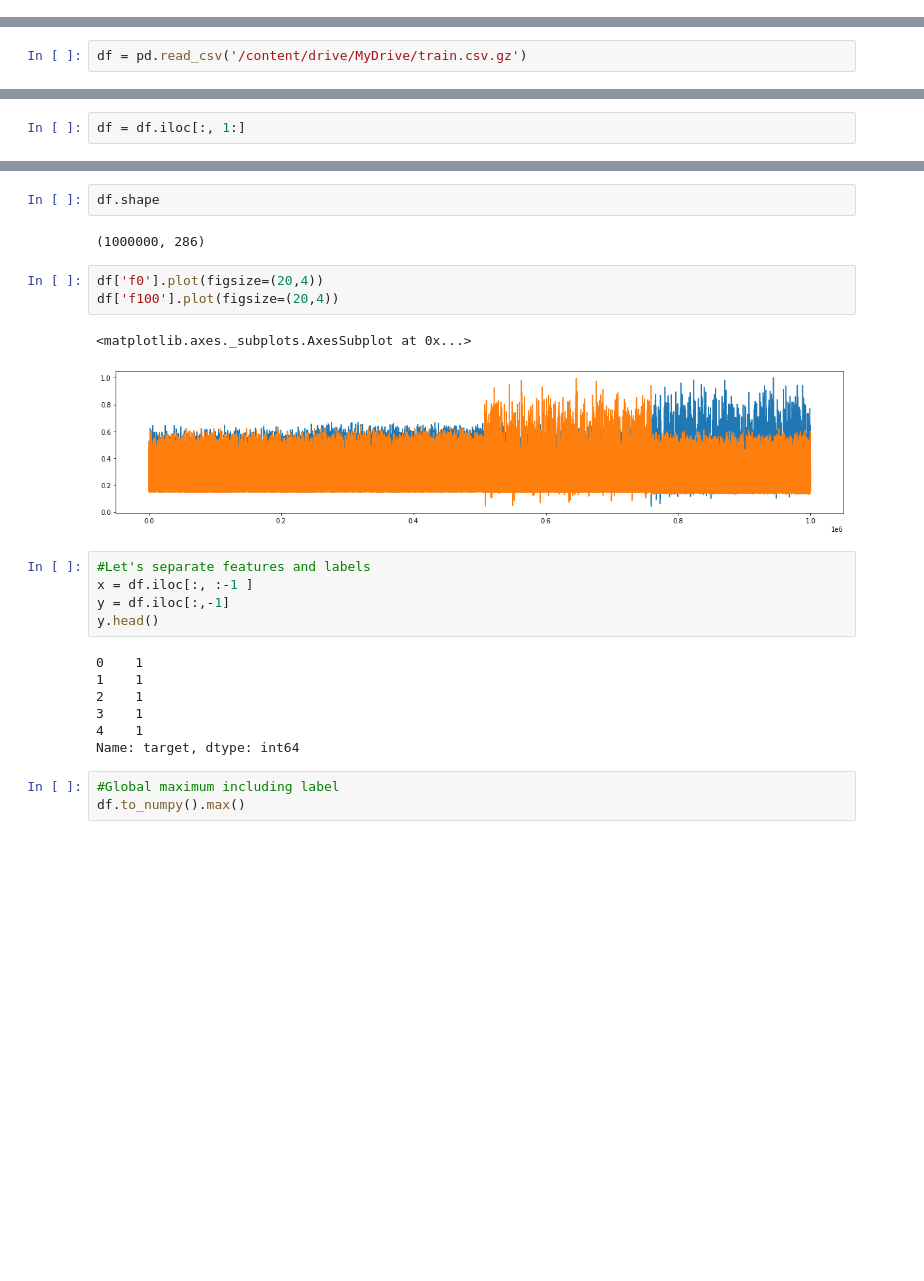
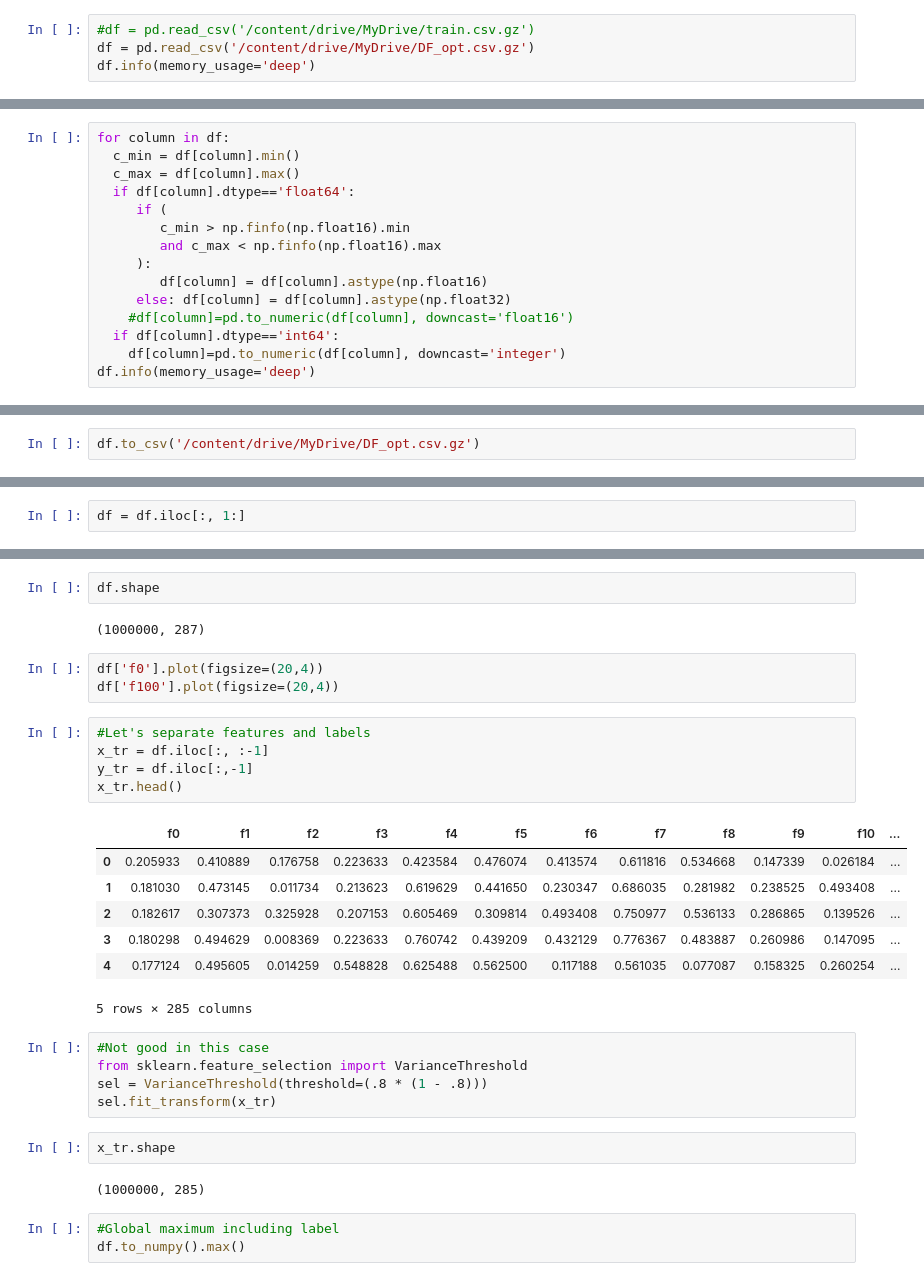
Before and after one commit to marpulli246/Data-Science, a Jupyter notebook: TabularPlaygroundSeries_Oct2021.ipynb, the cells around one changed output, grey strips where cells are left out. Drawn from its saved outputs; the diff is of its cells as text; blank space fills up the shorter version.

```diff
--- a/TabularPlaygroundSeries_Oct2021.ipynb
+++ b/TabularPlaygroundSeries_Oct2021.ipynb
@@ -37,0 +22,4 @@ df
+# %%
+#df = pd.read_csv('/content/drive/MyDrive/train.csv.gz')
+df = pd.read_csv('/content/drive/MyDrive/DF_opt.csv.gz')
+df.info(memory_usage='deep')
@@ -37,0 +32,15 @@ df
+# %%
+for column in df:
+  c_min = df[column].min()
+  c_max = df[column].max()
+  if df[column].dtype=='float64':
+     if (
+        c_min > np.finfo(np.float16).min
+        and c_max < np.finfo(np.float16).max
+     ):
+        df[column] = df[column].astype(np.float16)
+     else: df[column] = df[column].astype(np.float32)
+    #df[column]=pd.to_numeric(df[column], downcast='float16')
+  if df[column].dtype=='int64':
+    df[column]=pd.to_numeric(df[column], downcast='integer')
+df.info(memory_usage='deep')
@@ -38,2 +53,2 @@ df
 # %%
-df = pd.read_csv('/content/drive/MyDrive/train.csv.gz')
+df.to_csv('/content/drive/MyDrive/DF_opt.csv.gz')
@@ -81,25 +66,32 @@ df.describe()
 # %%
 df.shape
 # %% [output]
-(1000000, 286)
+(1000000, 287)
 # %%
 df['f0'].plot(figsize=(20,4))
 df['f100'].plot(figsize=(20,4))
-# %% [output]
-<matplotlib.axes._subplots.AxesSubplot at 0x...>
-[figure, removed]
 # %%
 #Let's separate features and labels
-x = df.iloc[:, :-1 ]
-y = df.iloc[:,-1]
-y.head()
+x_tr = df.iloc[:, :-1]
+y_tr = df.iloc[:,-1]
+x_tr.head()
 # %% [output]
+|  | f0 | f1 | f2 | f3 | f4 | f5 | f6 | f7 | f8 | f9 | f10 | ... |
+| 0 | 0.205933 | 0.410889 | 0.176758 | 0.223633 | 0.423584 | 0.476074 | 0.413574 | 0.611816 | 0.534668 | 0.147339 | 0.026184 | ... |
+| 1 | 0.181030 | 0.473145 | 0.011734 | 0.213623 | 0.619629 | 0.441650 | 0.230347 | 0.686035 | 0.281982 | 0.238525 | 0.493408 | ... |
+| 2 | 0.182617 | 0.307373 | 0.325928 | 0.207153 | 0.605469 | 0.309814 | 0.493408 | 0.750977 | 0.536133 | 0.286865 | 0.139526 | ... |
+| 3 | 0.180298 | 0.494629 | 0.008369 | 0.223633 | 0.760742 | 0.439209 | 0.432129 | 0.776367 | 0.483887 | 0.260986 | 0.147095 | ... |
+| 4 | 0.177124 | 0.495605 | 0.014259 | 0.548828 | 0.625488 | 0.562500 | 0.117188 | 0.561035 | 0.077087 | 0.158325 | 0.260254 | ... |
-0    1
-1    1
-2    1
-3    1
-4    1
-Name: target, dtype: int64
+5 rows × 285 columns
+# %%
+#Not good in this case
+from sklearn.feature_selection import VarianceThreshold
+sel = VarianceThreshold(threshold=(.8 * (1 - .8)))
+sel.fit_transform(x_tr)
+# %%
+x_tr.shape
+# %% [output]
+(1000000, 285)
 # %%
 #Global maximum including label
 df.to_numpy().max()
```
Also changed, not shown: parts of 42 cells of this notebook.
